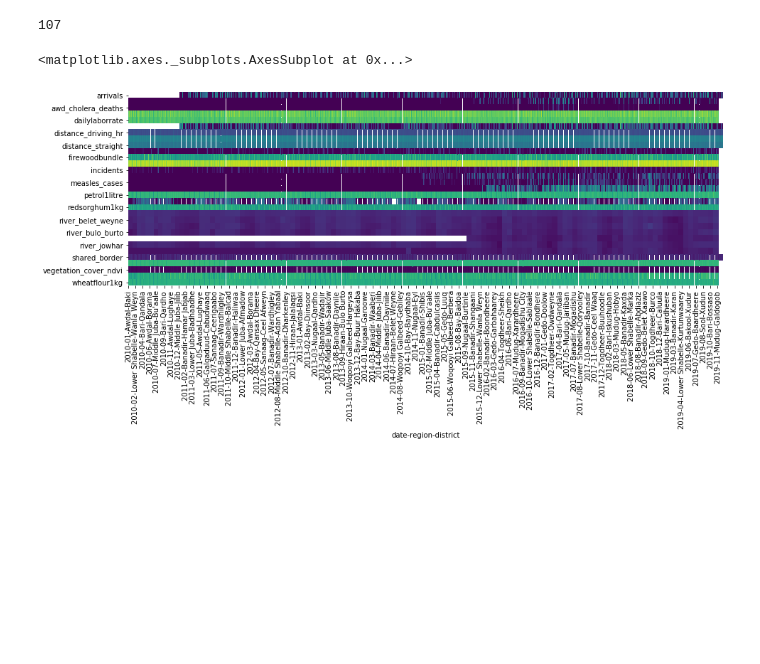
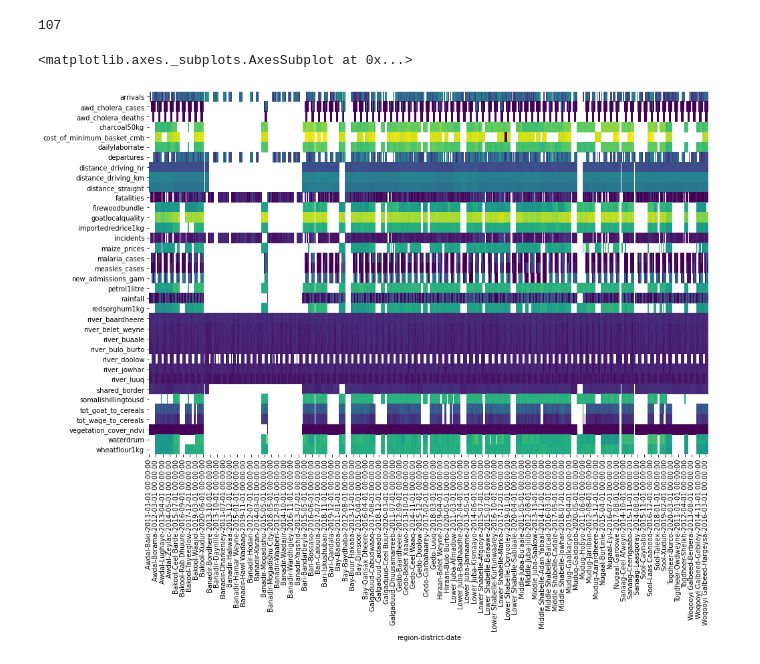
Before and after one commit to unhcr/Jetson, a Jupyter notebook: experiment_2/pipeline_2a_compile_data.ipynb, the cells around one changed output. Saved outputs shown, nothing was run; the diff lists cells and outputs as text; code cells hidden in the pictures; blank space fills up the shorter version.

```diff
--- a/experiment_2/pipeline_2a_compile_data.ipynb
+++ b/experiment_2/pipeline_2a_compile_data.ipynb
@@ -19,0 +29,8 @@ data_dir = 'data/clean'
+# %%
+#We supply our credentials and point to the database we're trying to connect to and
+host     = jcfg.sql_host
+user     = jcfg.sql_user
+password = jcfg.sql_password
+database = "jetson"
+
+engine = create_engine(f'postgresql://{user}:{password}@{host}/{database}')
@@ -82,3 +103,6 @@ distances    = pd.read_csv(f"{data_dir}/distances_admin2.csv", index_col=['distr
+# %%
+master = pd.read_sql('SELECT * FROM master_admin2', con=engine, index_col=['region', 'district', 'date'])
+master.sort_index(inplace=True)
 # %%
 len(distances.index)
 # %% [output]
@@ -129,15 +126,3 @@ for df in [fsnau, prmn, ew_ea,  acled]:
-# %%
-master = pd.merge(prmn,   acled,        left_index=True, right_index=True, how='outer')
-master = pd.merge(master, fsnau,        left_index=True, right_index=True, how='outer')
-master = pd.merge(master, ew_ea,        left_index=True, right_index=True, how='outer')
-master = pd.merge(master, distances,    left_index=True, right_index=True, how='outer')
-master = pd.merge(master, ew_ea_rivers, left_index=True, right_index=True, how='outer')
-
-# Restrict dates
-master = master[pd.to_datetime(master.index.get_level_values('date')) >= pd.to_datetime('2010-01-01')]
-
-# Save
-master.to_csv("data/compiled/master_admin2.csv")
 # %%
 # Confirm the right number of regions
 assert(len(master.index.get_level_values("region").unique())==18)
@@ -148,8 +133,8 @@ len(master.index.get_level_values("district").unique())
 107
 # %%
 # Plot
-fig, ax = plt.subplots(1,1, figsize=[15,5])
+fig, ax = plt.subplots(1,1, figsize=[15,10])
 sns.heatmap(np.log(1+master.T).sort_index(level='district'), cbar=None, cmap='viridis', ax=ax)
 # %% [output]
 <matplotlib.axes._subplots.AxesSubplot at 0x...>
-[figure, old version]
+[figure, new version]
```
Also changed, not shown: parts of 19 cells of this notebook, 11 other files.
